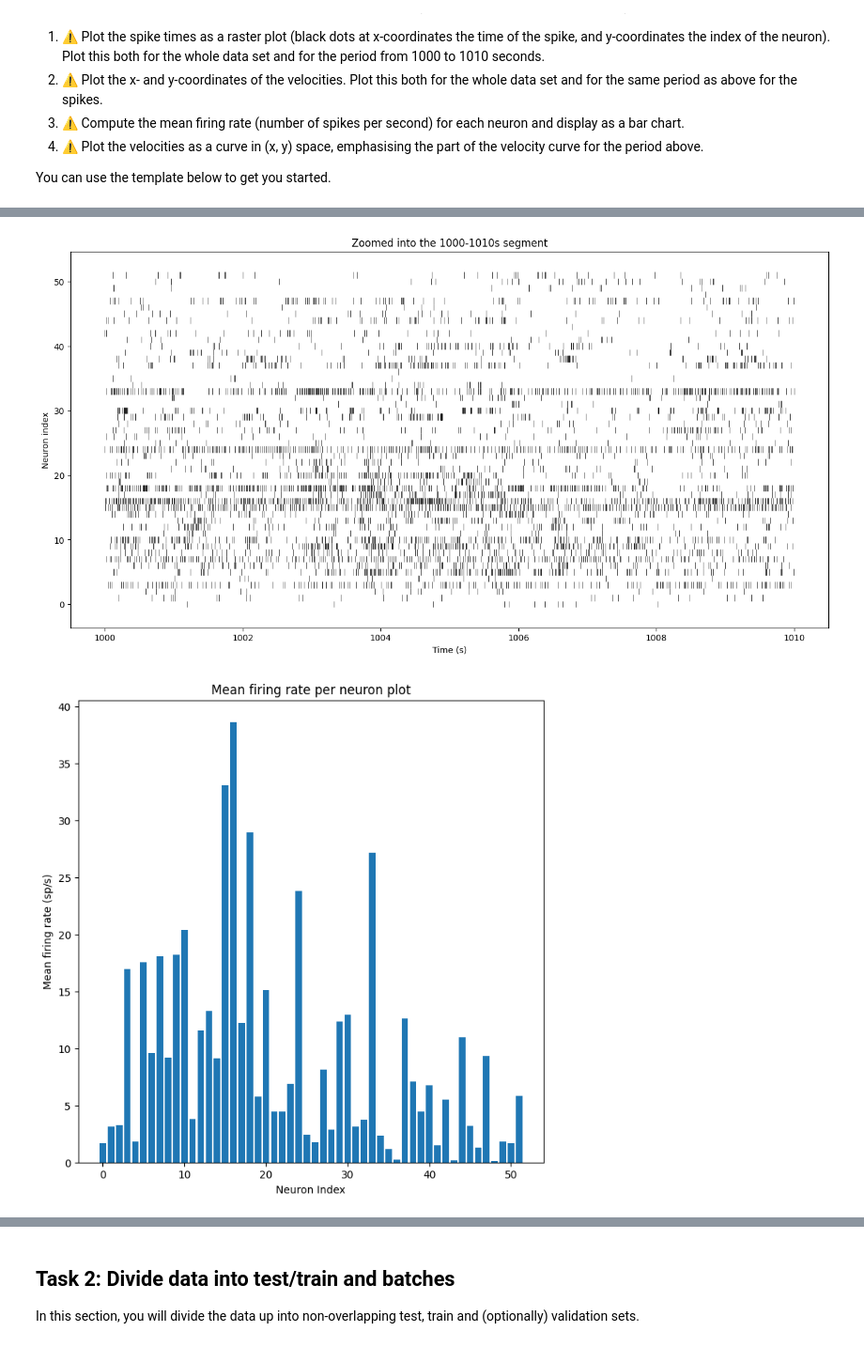
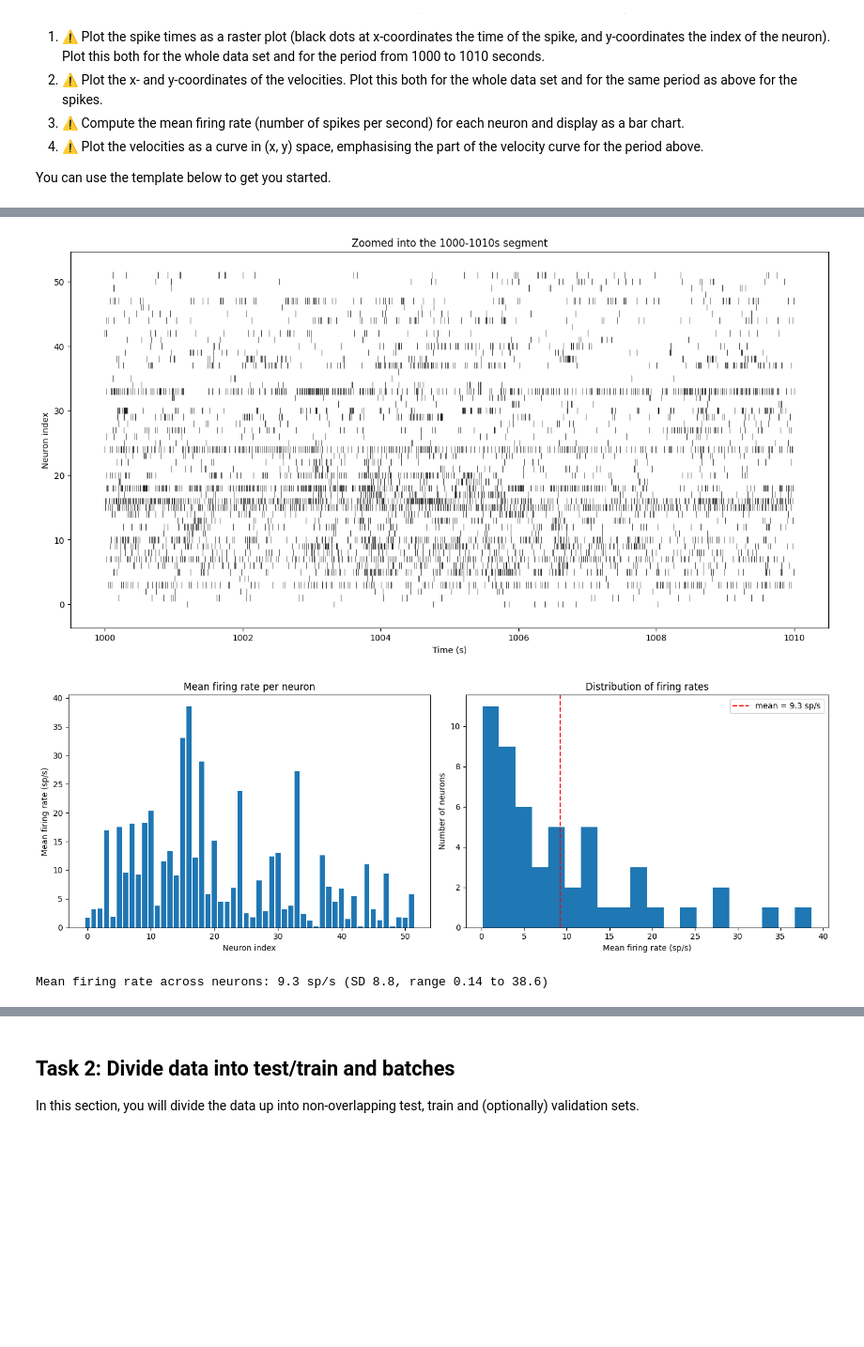
Before and after one commit to MAadinP/neuro4ml, a Jupyter notebook: cw_decoding.ipynb, the cells around one changed output, grey strips where cells are left out. Shown at 94% size. Saved outputs shown, nothing was run; the diff lists cells and outputs as text; code cells hidden in the pictures; blank space fills up the shorter version.

```diff
--- a/cw_decoding.ipynb
+++ b/cw_decoding.ipynb
@@ -204,7 +204,7 @@ plt.show()
 
 
 
-# rater of the smaller interval between 1000 and 1010s
+# raster of the smaller interval between 1000 and 1010s
 t0, t1 = 1000, 1010
 zoomed = [ st[(st >= t0) & (st < t1)] for st in spike_times ] # slice out the rasters from between this range
 plt.figure(figsize=(16, 8))
@@ -214,14 +214,25 @@ plt.ylabel('Neuron index')
 plt.title('Zoomed into the 1000-1010s segment')
 plt.show()
 
-# mean firing rate per neuron
-means = np.array([len(st) for st in spike_times]) /  duration
-plt.figure(figsize=(8, 8))
-plt.bar(np.arange(len(means)), means)
-plt.xlabel('Neuron Index')
-plt.ylabel('Mean firing rate (sp/s)')
-plt.title('Mean firing rate per neuron plot')
+# mean firing rate per neuron: bar chart (rate of each neuron) and histogram (how the rates are distributed)
+means = np.array([len(st) for st in spike_times]) / duration
+fig, (ax_bar, ax_hist) = plt.subplots(1, 2, figsize=(14, 5))
+
+ax_bar.bar(np.arange(len(means)), means)
+ax_bar.set_xlabel('Neuron index')
+ax_bar.set_ylabel('Mean firing rate (sp/s)')
+ax_bar.set_title('Mean firing rate per neuron')
+
+ax_hist.hist(means, bins=20)
+ax_hist.axvline(means.mean(), color='r', linestyle='--', label=f'mean = {means.mean():.1f} sp/s')
+ax_hist.set_xlabel('Mean firing rate (sp/s)')
+ax_hist.set_ylabel('Number of neurons')
+ax_hist.set_title('Distribution of firing rates')
+ax_hist.legend()
+
+plt.tight_layout()
 plt.show()
+print(f"Mean firing rate across neurons: {means.mean():.1f} sp/s (SD {means.std():.1f}, range {means.min():.2f} to {means.max():.1f})")
 
 
 # x and y velocities over the whole session
@@ -235,34 +246,35 @@ plt.plot(vel_times, vel[:, 1], lw=0.3, color='C1')
 plt.ylabel('vy')
 plt.xlabel('Time (s)')
 plt.tight_layout()
 plt.show()
 
 # x and y velocities between 1000 and 1010 s
 t0, t1 = 1000, 1010
 in_window = (vel_times >= t0) & (vel_times < t1)
 plt.figure(figsize=(12, 4))
 plt.plot(vel_times[in_window], vel[in_window, 0], label='vx')
 plt.plot(vel_times[in_window], vel[in_window, 1], label='vy')
 plt.xlabel('Time (s)')
 plt.ylabel('Velocity')
 plt.title('Velocities between 1000 and 1010 s')
 plt.legend()
 plt.show()
 
 # velocity as a curve in (vx, vy) space, highlighting 1000-1010 s
 plt.figure(figsize=(7, 7))
 plt.plot(vel[:, 0], vel[:, 1], color='lightgrey', lw=0.3, label='whole session')
 plt.plot(vel[in_window, 0], vel[in_window, 1], color='r', lw=1.5, label='1000-1010 s')
 plt.xlabel('vx')
 plt.ylabel('vy')
 plt.title('Velocity in (vx, vy) space')
 plt.axis('equal')
 plt.legend()
 plt.show()
 # %% [output]
 [figure]
 [figure]
-[figure, old version]
+[figure, new version]
+Mean firing rate across neurons: 9.3 sp/s (SD 8.8, range 0.14 to 38.6)
 [figure]
 [figure]
 [figure]
```
Also changed, not shown: parts of 23 cells of this notebook.
